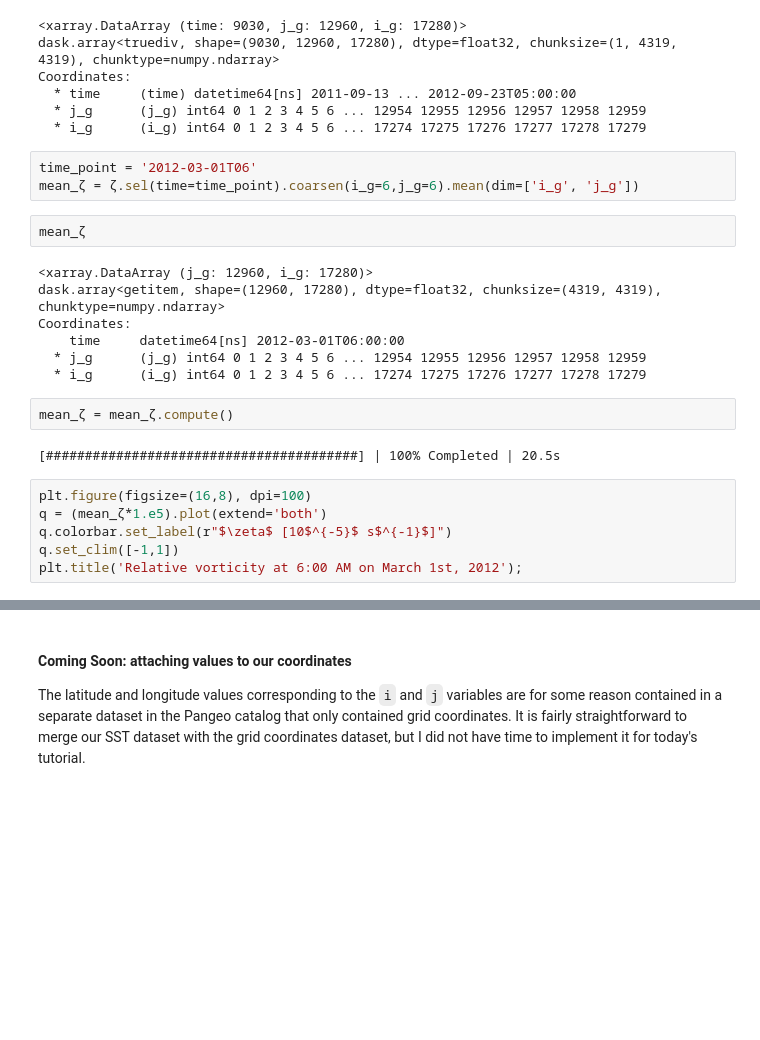
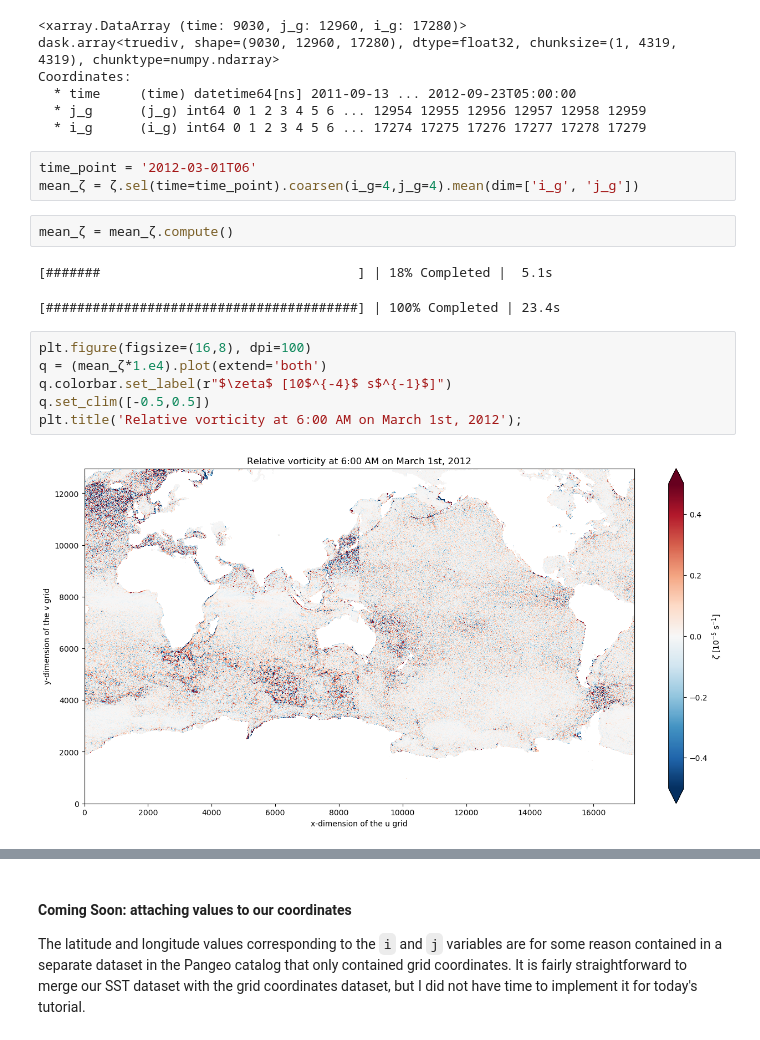
Before and after one commit to hdrake/big-data-tutorial, a Jupyter notebook: notebooks/Lecture04_dask_and_big_data-serial.ipynb, the cells around one changed output, grey strips where cells are left out. Cells and saved outputs as stored; diff of their text form; blank space fills up the shorter version.

```diff
--- a/notebooks/Lecture04_dask_and_big_data-serial.ipynb
+++ b/notebooks/Lecture04_dask_and_big_data-serial.ipynb
@@ -296,23 +296,17 @@ Coordinates:
   * i_g      (i_g) int64 0 1 2 3 4 5 6 ... 17274 17275 17276 17277 17278 17279
 # %%
 time_point = '2012-03-01T06'
-mean_ζ = ζ.sel(time=time_point).coarsen(i_g=6,j_g=6).mean(dim=['i_g', 'j_g'])
+mean_ζ = ζ.sel(time=time_point).coarsen(i_g=4,j_g=4).mean(dim=['i_g', 'j_g'])
-# %%
-mean_ζ
-# %% [output]
-<xarray.DataArray (j_g: 12960, i_g: 17280)>
-dask.array<getitem, shape=(12960, 17280), dtype=float32, chunksize=(4319, 4319), chunktype=numpy.ndarray>
-Coordinates:
-    time     datetime64[ns] 2012-03-01T06:00:00
-  * j_g      (j_g) int64 0 1 2 3 4 5 6 ... 12954 12955 12956 12957 12958 12959
-  * i_g      (i_g) int64 0 1 2 3 4 5 6 ... 17274 17275 17276 17277 17278 17279
 # %%
 mean_ζ = mean_ζ.compute()
 # %% [output]
-[########################################] | 100% Completed | 20.5s
+[#######                                 ] | 18% Completed |  5.1s
+[########################################] | 100% Completed | 23.4s
 # %%
 plt.figure(figsize=(16,8), dpi=100)
-q = (mean_ζ*1.e5).plot(extend='both')
-q.colorbar.set_label(r"$\zeta$ [10$^{-5}$ s$^{-1}$]")
-q.set_clim([-1,1])
+q = (mean_ζ*1.e4).plot(extend='both')
+q.colorbar.set_label(r"$\zeta$ [10$^{-4}$ s$^{-1}$]")
+q.set_clim([-0.5,0.5])
 plt.title('Relative vorticity at 6:00 AM on March 1st, 2012');
+# %% [output]
+[figure, added]
```
Also changed, not shown: parts of 2 cells of this notebook, 2 other files.
